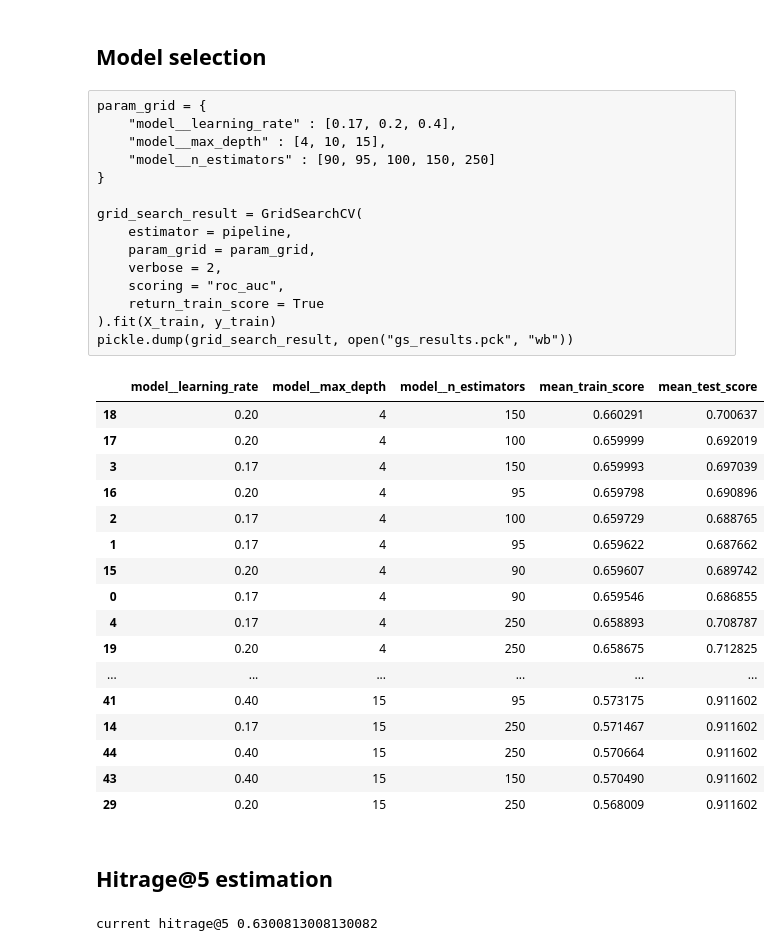
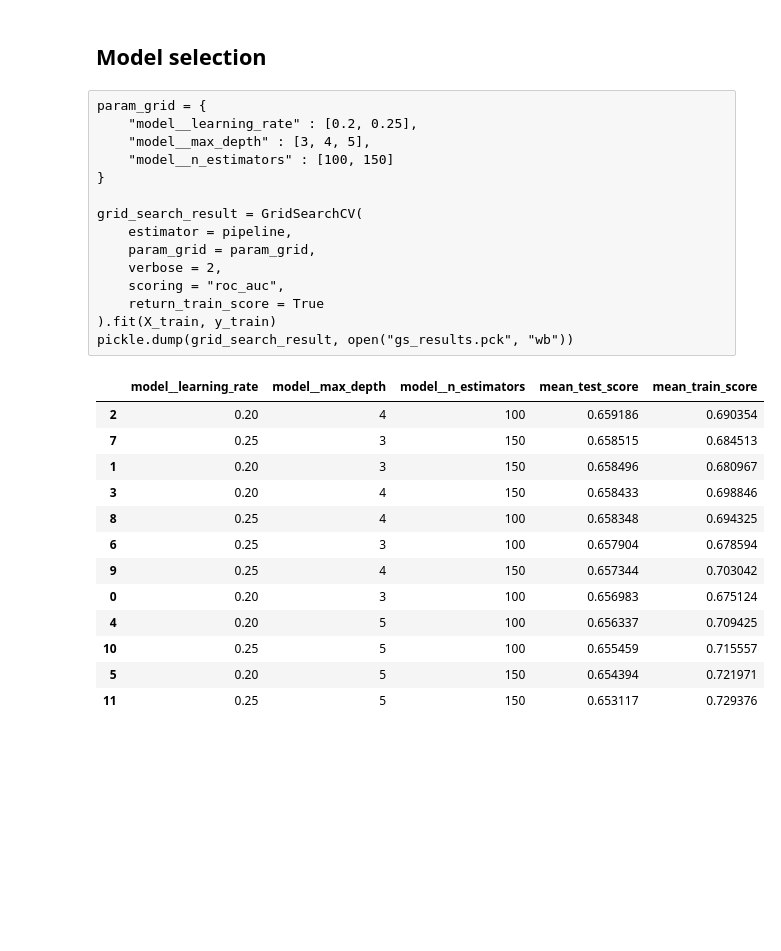
Before and after one commit to fedorkobak/startml_final_project, a Jupyter notebook: model/model.ipynb, the cells around one changed output. Saved outputs shown, nothing was run; the diff lists cells and outputs as text; code cells hidden in the pictures; blank space fills up the shorter version.

```diff
--- a/model/model.ipynb
+++ b/model/model.ipynb
@@ -230,9 +260,9 @@ pipeline = Pipeline([
 ## Model selection
 # %% [raw]
 param_grid = {
-    "model__learning_rate" : [0.17, 0.2, 0.4],
-    "model__max_depth" : [4, 10, 15],
-    "model__n_estimators" : [90, 95, 100, 150, 250]
+    "model__learning_rate" : [0.2, 0.25],
+    "model__max_depth" : [3, 4, 5],
+    "model__n_estimators" : [100, 150]
 }
 
 grid_search_result = GridSearchCV(
@@ -246,27 +276,23 @@ pickle.dump(grid_search_result, open("gs_results.pck", "wb"))
 # %%
 grid_search_result = pickle.load(open("gs_results.pck", "rb"))
 gs_results_frame = pd.DataFrame(grid_search_result.cv_results_["params"])
-gs_results_frame["mean_train_score"] = grid_search_result.cv_results_["mean_test_score"]
-gs_results_frame["mean_test_score"] = grid_search_result.cv_results_["mean_train_score"]
-gs_results_frame.sort_values("mean_train_score", ascending = False)
+gs_results_frame["mean_test_score"] = grid_search_result.cv_results_["mean_test_score"]
+gs_results_frame["mean_train_score"] = grid_search_result.cv_results_["mean_train_score"]
+gs_results_frame.sort_values("mean_test_score", ascending = False)
 # %% [output]
-|  | model__learning_rate | model__max_depth | model__n_estimators | mean_train_score | mean_test_score |
-| 18 | 0.20 | 4 | 150 | 0.660291 | 0.700637 |
-| 17 | 0.20 | 4 | 100 | 0.659999 | 0.692019 |
-| 3 | 0.17 | 4 | 150 | 0.659993 | 0.697039 |
-| 16 | 0.20 | 4 | 95 | 0.659798 | 0.690896 |
-| 2 | 0.17 | 4 | 100 | 0.659729 | 0.688765 |
-| 1 | 0.17 | 4 | 95 | 0.659622 | 0.687662 |
-| 15 | 0.20 | 4 | 90 | 0.659607 | 0.689742 |
-| 0 | 0.17 | 4 | 90 | 0.659546 | 0.686855 |
-| 4 | 0.17 | 4 | 250 | 0.658893 | 0.708787 |
-| 19 | 0.20 | 4 | 250 | 0.658675 | 0.712825 |
-| ... | ... | ... | ... | ... | ... |
-| 41 | 0.40 | 15 | 95 | 0.573175 | 0.911602 |
-| 14 | 0.17 | 15 | 250 | 0.571467 | 0.911602 |
-| 44 | 0.40 | 15 | 250 | 0.570664 | 0.911602 |
-| 43 | 0.40 | 15 | 150 | 0.570490 | 0.911602 |
-| 29 | 0.20 | 15 | 250 | 0.568009 | 0.911602 |
+|  | model__learning_rate | model__max_depth | model__n_estimators | mean_test_score | mean_train_score |
+| 2 | 0.20 | 4 | 100 | 0.659186 | 0.690354 |
+| 7 | 0.25 | 3 | 150 | 0.658515 | 0.684513 |
+| 1 | 0.20 | 3 | 150 | 0.658496 | 0.680967 |
+| 3 | 0.20 | 4 | 150 | 0.658433 | 0.698846 |
+| 8 | 0.25 | 4 | 100 | 0.658348 | 0.694325 |
+| 6 | 0.25 | 3 | 100 | 0.657904 | 0.678594 |
+| 9 | 0.25 | 4 | 150 | 0.657344 | 0.703042 |
+| 0 | 0.20 | 3 | 100 | 0.656983 | 0.675124 |
+| 4 | 0.20 | 5 | 100 | 0.656337 | 0.709425 |
+| 10 | 0.25 | 5 | 100 | 0.655459 | 0.715557 |
+| 5 | 0.20 | 5 | 150 | 0.654394 | 0.721971 |
+| 11 | 0.25 | 5 | 150 | 0.653117 | 0.729376 |
 # %%
 grid_search_result = pickle.load(open("gs_results.pck", "rb"))
 
@@ -276,26 +302,3 @@ best_model = pipeline.set_params(
 
 file_name = "model.pck"
 pickle.dump(best_model, open(file_name, "wb"))
-# %% [markdown]
-## Hitrage@5 estimation
-# %%
-preds_test = pd.Series(
-    best_model.predict_proba(X_test)[:,1],
-    index = y_test.index
-)
-
-data_for_estimation = pd.DataFrame({
-    "preds" : preds_test,
-    "y" : y_test,
-    "user_id" : joined_data.loc[y_test.index, "user_id"]
-})
-
-hit_rages = (
-    data_for_estimation.
-    groupby("user_id").
-    apply(lambda x: x.nlargest(5, "preds")["y"].any() if len(x) >= 5 else None)
-).dropna().astype("int32")
-
-print("current hitrage@5", hit_rages.mean())
-# %% [output]
-current hitrage@5 0.6300813008130082
```
Also changed, not shown: parts of 12 cells of this notebook, 7 other files.
